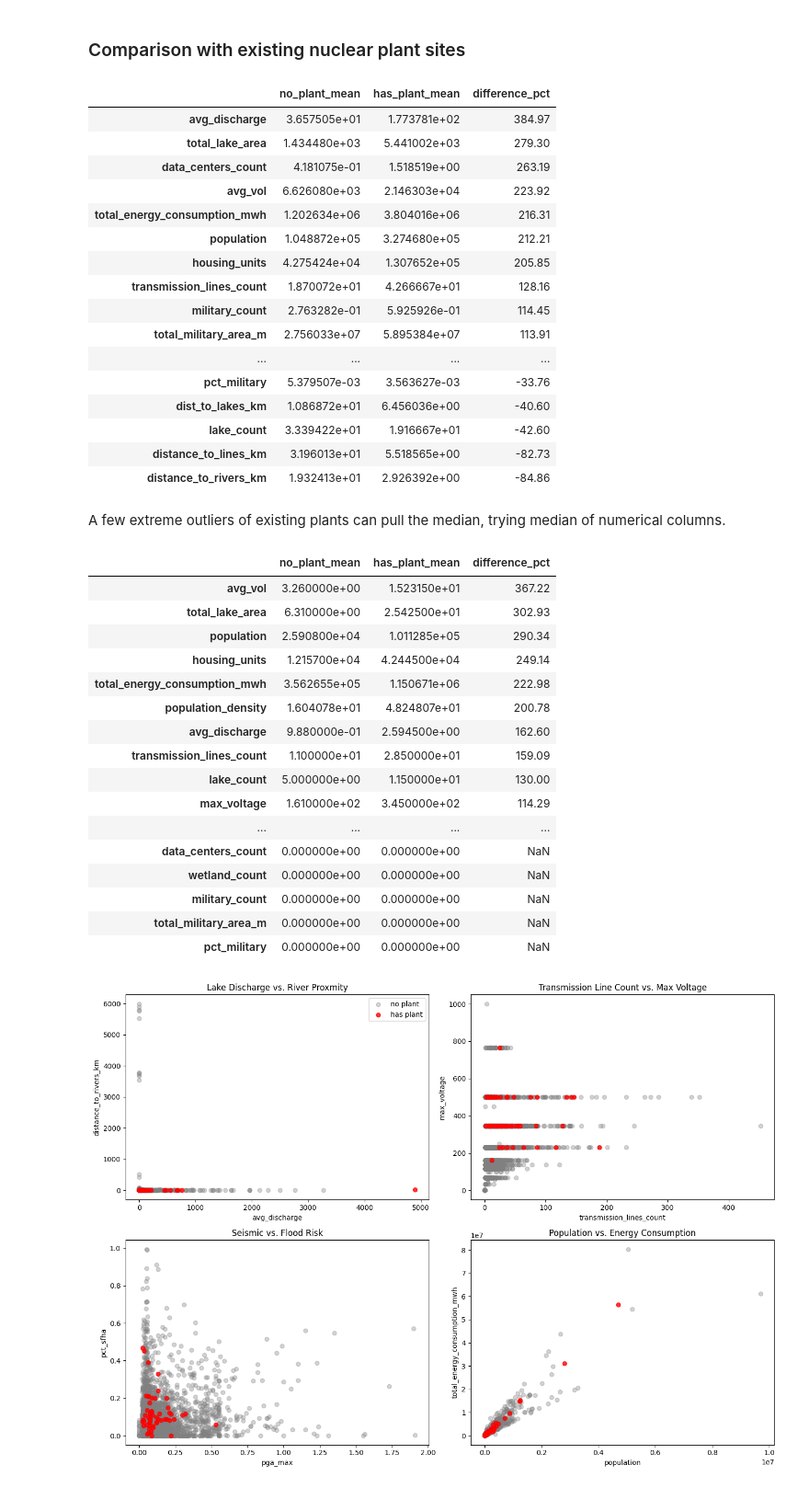
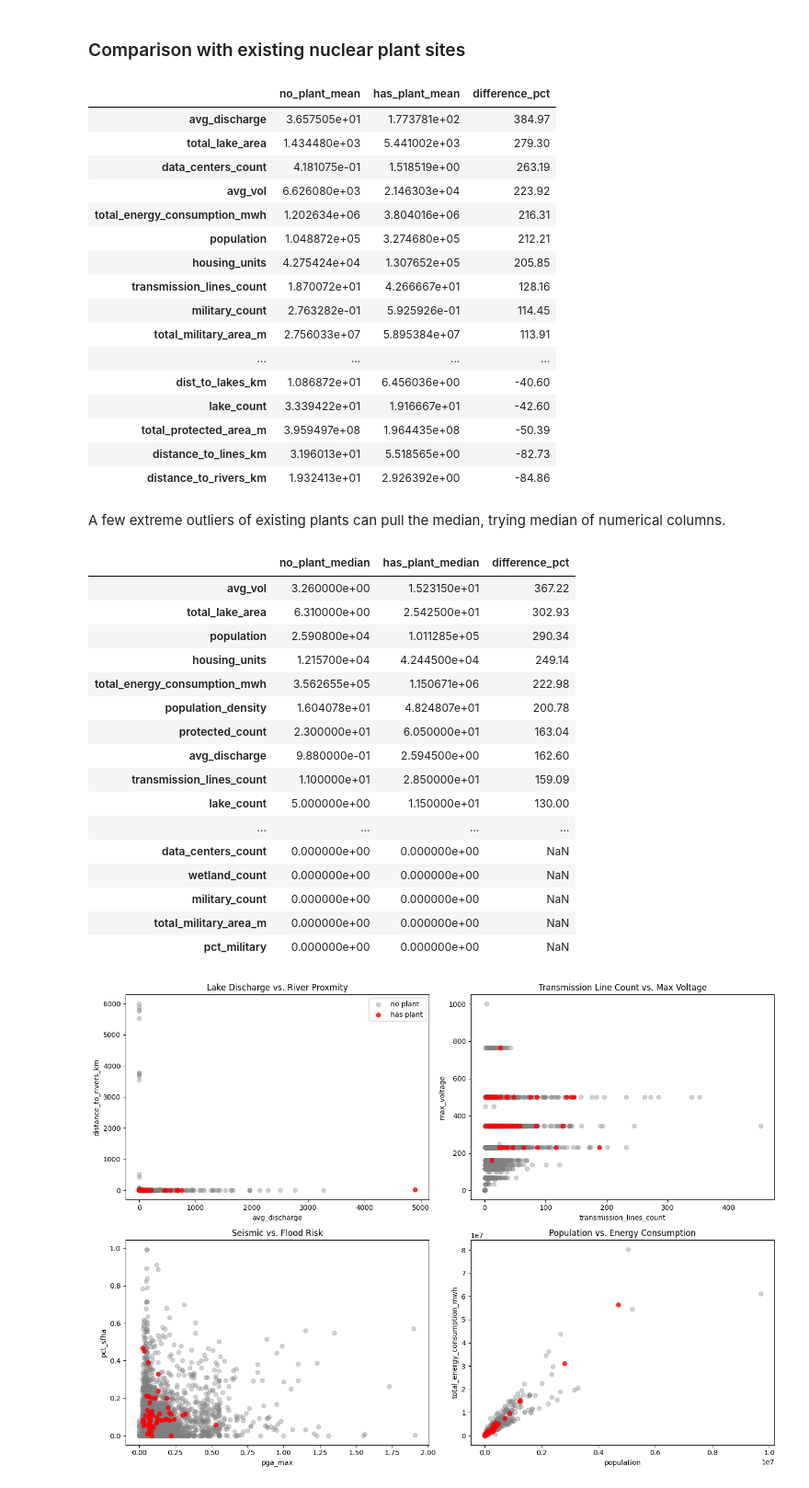
Before and after one commit to UIUC-DSC/team-nuclear-family, a Jupyter notebook: notebooks/eda.ipynb, the cells around one changed output. Shown at 92% size. Cells and saved outputs as stored; diff of their text form; code cells hidden in the pictures.

```diff
--- a/notebooks/eda.ipynb
+++ b/notebooks/eda.ipynb
@@ -95,7 +96,5 @@ Index(['geo_id', 'county_name', 'population', 'median_household_income',
        'county_area_km2', 'population_density'],
       dtype='object')
-# %%
-df['population'] = df['population'].str.replace(',', '').astype(float)
 # %%
 df.dtypes
 # %% [output]
@@ -237,34 +246,34 @@ mean_comparison
 | military_count | 2.763282e-01 | 5.925926e-01 | 114.45 |
 | total_military_area_m | 2.756033e+07 | 5.895384e+07 | 113.91 |
 | ... | ... | ... | ... |
-| pct_military | 5.379507e-03 | 3.563627e-03 | -33.76 |
 | dist_to_lakes_km | 1.086872e+01 | 6.456036e+00 | -40.60 |
 | lake_count | 3.339422e+01 | 1.916667e+01 | -42.60 |
+| total_protected_area_m | 3.959497e+08 | 1.964435e+08 | -50.39 |
 | distance_to_lines_km | 3.196013e+01 | 5.518565e+00 | -82.73 |
 | distance_to_rivers_km | 1.932413e+01 | 2.926392e+00 | -84.86 |
 # %% [markdown]
 A few extreme outliers of existing plants can pull the median, trying median of numerical columns.
 # %%
 # comparing median of numerical columns
-median_comparison = pd.DataFrame({'no_plant_mean': no_plant[numerical_cols].median(),
-                                'has_plant_mean': has_plant[numerical_cols].median()})
-median_comparison['difference_pct'] = ((median_comparison['has_plant_mean'] - median_comparison['no_plant_mean']) /
-                                     median_comparison['no_plant_mean'] * 100).round(2)
+median_comparison = pd.DataFrame({'no_plant_median': no_plant[numerical_cols].median(),
+                                'has_plant_median': has_plant[numerical_cols].median()})
+median_comparison['difference_pct'] = ((median_comparison['has_plant_median'] - median_comparison['no_plant_median']) /
+                                     median_comparison['no_plant_median'] * 100).round(2)
 
 median_comparison.sort_values('difference_pct', ascending=False, inplace=True)
 median_comparison
 # %% [output]
-|  | no_plant_mean | has_plant_mean | difference_pct |
+|  | no_plant_median | has_plant_median | difference_pct |
 | avg_vol | 3.260000e+00 | 1.523150e+01 | 367.22 |
 | total_lake_area | 6.310000e+00 | 2.542500e+01 | 302.93 |
 | population | 2.590800e+04 | 1.011285e+05 | 290.34 |
 | housing_units | 1.215700e+04 | 4.244500e+04 | 249.14 |
 | total_energy_consumption_mwh | 3.562655e+05 | 1.150671e+06 | 222.98 |
 | population_density | 1.604078e+01 | 4.824807e+01 | 200.78 |
+| protected_count | 2.300000e+01 | 6.050000e+01 | 163.04 |
 | avg_discharge | 9.880000e-01 | 2.594500e+00 | 162.60 |
 | transmission_lines_count | 1.100000e+01 | 2.850000e+01 | 159.09 |
 | lake_count | 5.000000e+00 | 1.150000e+01 | 130.00 |
-| max_voltage | 1.610000e+02 | 3.450000e+02 | 114.29 |
 | ... | ... | ... | ... |
 | data_centers_count | 0.000000e+00 | 0.000000e+00 | NaN |
 | wetland_count | 0.000000e+00 | 0.000000e+00 | NaN |
```
Also changed, not shown: parts of 13 cells of this notebook.
